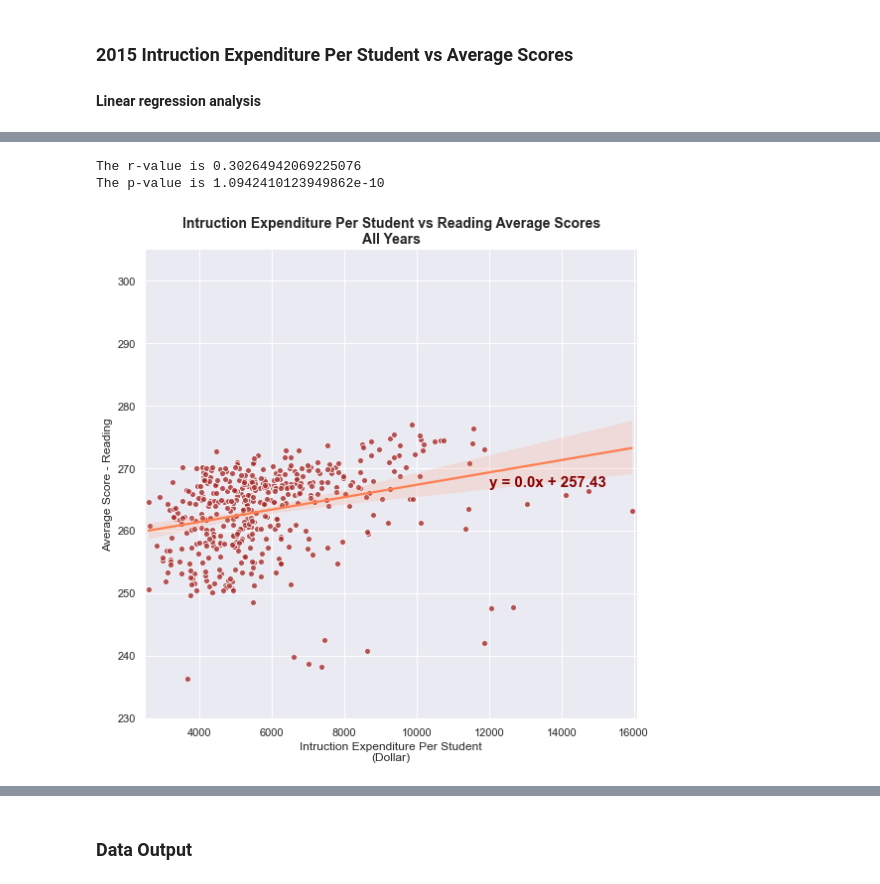
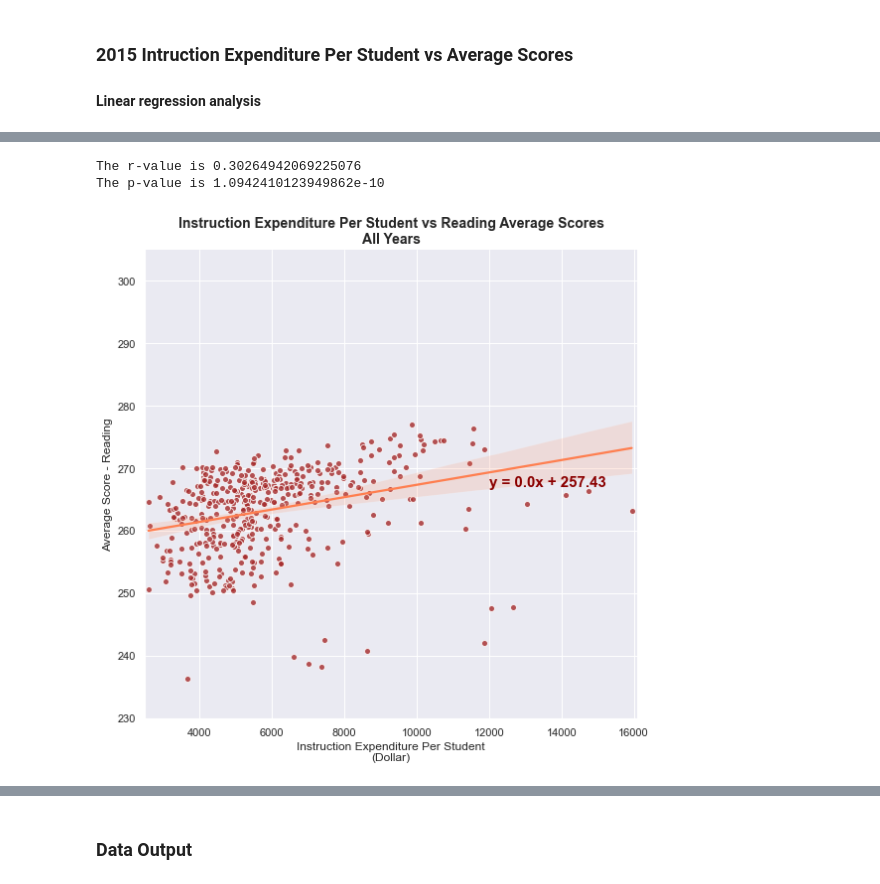
Before and after one commit to trangbt278/education, a Jupyter notebook: Student_Performance_vs_Funding.ipynb, the cells around one changed output, grey strips where cells are left out. Saved outputs shown, nothing was run; the diff lists cells and outputs as text; code cells hidden in the pictures.

```diff
--- a/Student_Performance_vs_Funding.ipynb
+++ b/Student_Performance_vs_Funding.ipynb
@@ -397,0 +405,6 @@ all_year_reading = merged_data_df.loc[(merged_data_df['TEST_SUBJECT'] == 'Readin
+# %%
+# All year 8th grade Reading
+all_year_reading = merged_data_df.loc[(merged_data_df['TEST_SUBJECT'] == 'Reading') & \
+                                      (merged_data_df['TEST_YEAR'] == 8)]
+
+all_year_reading.head()
@@ -398,35 +418,34 @@ all_year_reading = merged_data_df.loc[(merged_data_df['TEST_SUBJECT'] == 'Readin
 # %%
 # Linear regression for 8th grade Reading vs Spending per Student across the years
 sns.set_theme(color_codes = True)
 f, ax = plt.subplots(figsize = (8,8))
 sns.despine(f, left = False, bottom = False)
 
-slope, intercept, r_value, p_value, std_err = st.linregress(all_year_reading["INSTRUCTION_EXPENDITURE_PER_STUDENT"],\
-                                                               all_year_reading["AVG_SCORE"])
+slope, intercept, r_value, p_value, std_err = st.linregress(all_year_reading["INSTRUCTION_EXPENDITURE_PER_STUDENT"],
+                                                            all_year_reading["AVG_SCORE"])
 
 line_eq = "y = " + str(round(slope,2)) + "x + " + str(round(intercept,2))
 plt.annotate(line_eq, (12000, 267), fontsize = 15, color = "darkred", fontweight = "bold")
 ax.set(xlim = (2500, 16100), ylim = (230, 305))
 
 sns.regplot(data = all_year_reading, x = "INSTRUCTION_EXPENDITURE_PER_STUDENT", y = "AVG_SCORE",
             line_kws = {"color": "coral", "label":"y = {0:.1f}x+{1:.1f}".format(slope,intercept)},
             scatter_kws = {"color": "brown", "edgecolor": "w"})
 
-plt.xlabel("Intruction Expenditure Per Student\n(Dollar)", fontsize = 12)
+plt.xlabel("Instruction Expenditure Per Student\n(Dollar)", fontsize = 12)
 plt.ylabel("Average Score - Reading", fontsize = 12)
-plt.title("Intruction Expenditure Per Student vs Reading Average Scores\nAll Years",
+plt.title("Instruction Expenditure Per Student vs Reading Average Scores\nAll Years",
           fontsize = 14, fontweight = "bold")
-
 
 print(f"The r-value is {r_value}")
 print(f"The p-value is {p_value}")
 
 plt.tight_layout()
 plt.savefig("Output_images/Reg_All_Exp_Read.png")
 # %% [output]
 The r-value is 0.30264942069225076
 The p-value is 1.0942410123949862e-10
-[figure, old version]
+[figure, new version]
 # %%
 # Linear regression for 8th grade Math vs Spending per Student across the years
 sns.set_theme(color_codes = True)
```
Also changed, not shown: parts of 20 cells of this notebook, 8 other files.
